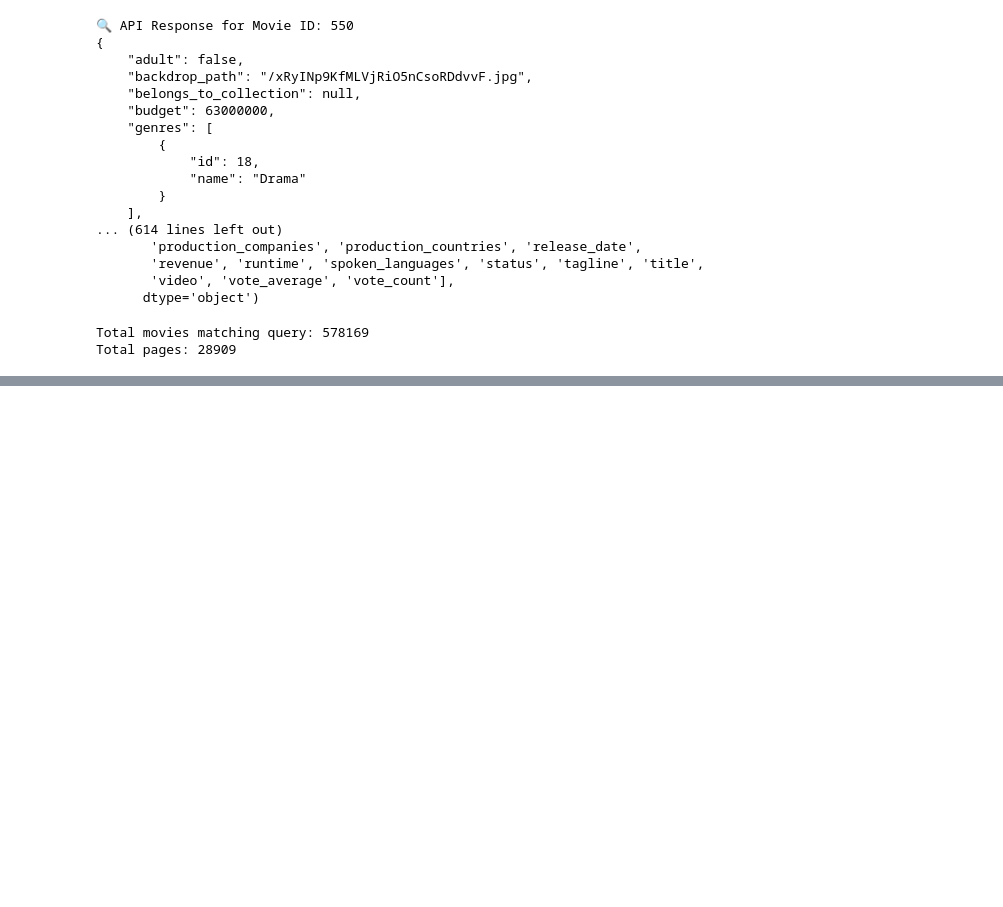
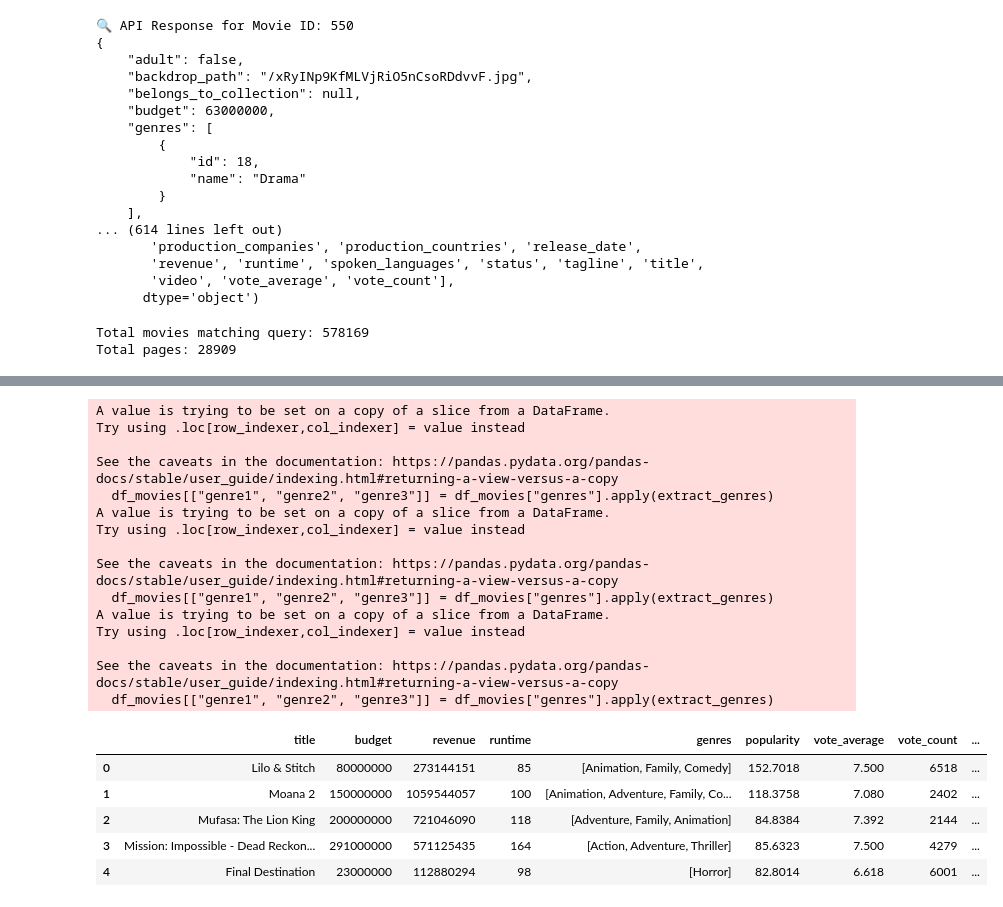
Before and after one commit to mattguy22/Movie-Revenue-Predictor, a Jupyter notebook: Jenni K/Untitled-1.ipynb, the cells around one changed output, grey strips where cells are left out. Drawn from its saved outputs; the diff is of its cells as text; code cells hidden in the pictures; blank space fills up the shorter version.

```diff
--- a/Jenni K/Untitled-1.ipynb
+++ b/Jenni K/Untitled-1.ipynb
@@ -288,0 +366,34 @@ df_movies
+# %%
+# Function to extract up to 3 genres
+def extract_genres(genre_list):
+    # Pad with None if fewer than 3 genres
+    genres = genre_list[:3] + [None] * (3 - len(genre_list))
+    return pd.Series(genres, index=["genre1", "genre2", "genre3"])
+# Apply the function
+df_movies[["genre1", "genre2", "genre3"]] = df_movies["genres"].apply(extract_genres)
+# Optional: drop the original genres column if no longer needed
+# df_movies.drop(columns=["genres"], inplace=True)
+# Preview the result
+df_movies.head()
+# %% [output]
+A value is trying to be set on a copy of a slice from a DataFrame.
+Try using .loc[row_indexer,col_indexer] = value instead
+
+See the caveats in the documentation: https://pandas.pydata.org/pandas-docs/stable/user_guide/indexing.html#returning-a-view-versus-a-copy
+  df_movies[["genre1", "genre2", "genre3"]] = df_movies["genres"].apply(extract_genres)
+A value is trying to be set on a copy of a slice from a DataFrame.
+Try using .loc[row_indexer,col_indexer] = value instead
+
+See the caveats in the documentation: https://pandas.pydata.org/pandas-docs/stable/user_guide/indexing.html#returning-a-view-versus-a-copy
+  df_movies[["genre1", "genre2", "genre3"]] = df_movies["genres"].apply(extract_genres)
+A value is trying to be set on a copy of a slice from a DataFrame.
+Try using .loc[row_indexer,col_indexer] = value instead
+
+See the caveats in the documentation: https://pandas.pydata.org/pandas-docs/stable/user_guide/indexing.html#returning-a-view-versus-a-copy
+  df_movies[["genre1", "genre2", "genre3"]] = df_movies["genres"].apply(extract_genres)
+|  | title | budget | revenue | runtime | genres | popularity | vote_average | vote_count | ... |
+| 0 | Lilo & Stitch | 80000000 | 273144151 | 85 | [Animation, Family, Comedy] | 152.7018 | 7.500 | 6518 | ... |
+| 1 | Moana 2 | 150000000 | 1059544057 | 100 | [Animation, Adventure, Family, Co... | 118.3758 | 7.080 | 2402 | ... |
+| 2 | Mufasa: The Lion King | 200000000 | 721046090 | 118 | [Adventure, Family, Animation] | 84.8384 | 7.392 | 2144 | ... |
+| 3 | Mission: Impossible - Dead Reckon... | 291000000 | 571125435 | 164 | [Action, Adventure, Thriller] | 85.6323 | 7.500 | 4279 | ... |
+| 4 | Final Destination | 23000000 | 112880294 | 98 | [Horror] | 82.8014 | 6.618 | 6001 | ... |
```
Also changed, not shown: parts of 3 cells of this notebook, 1 other file.
